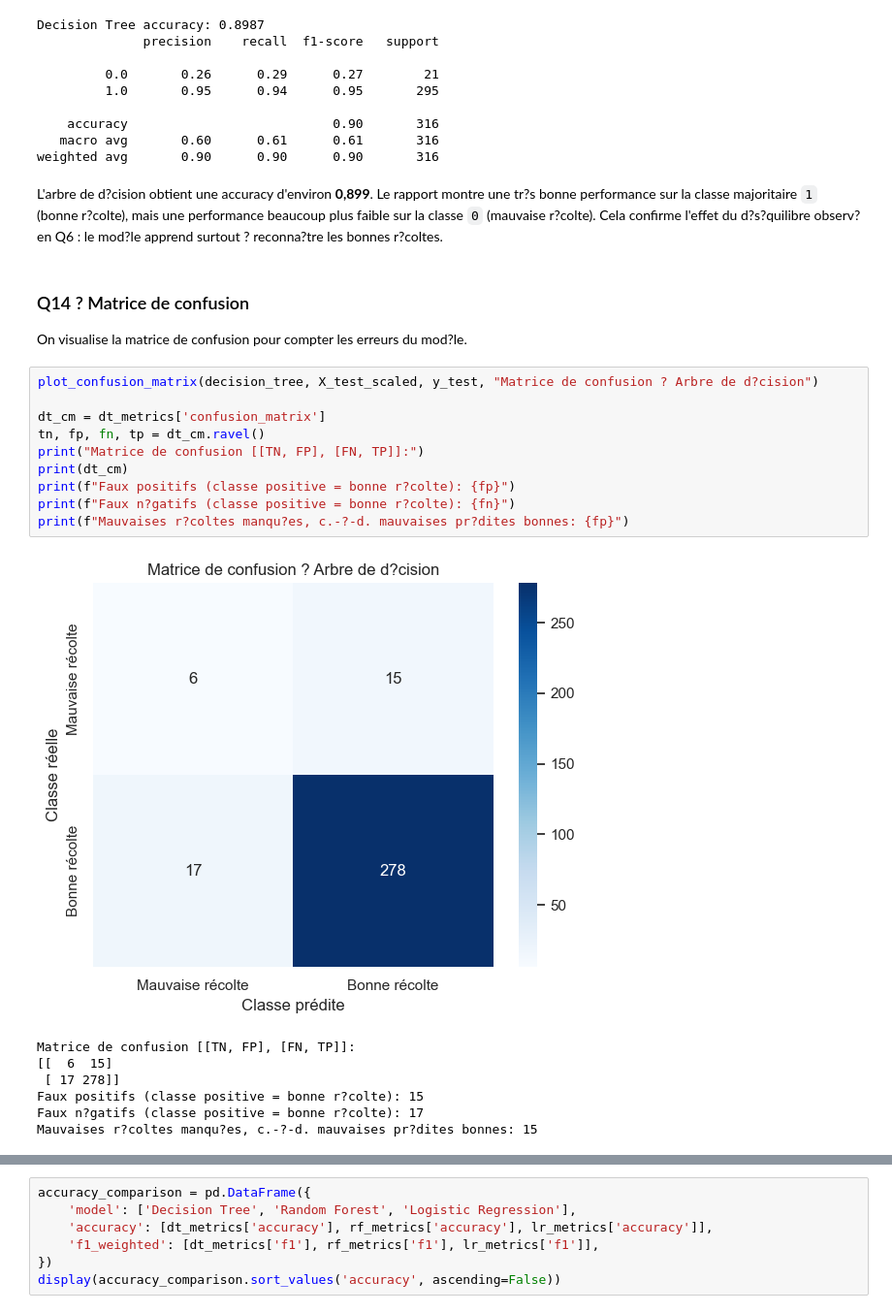
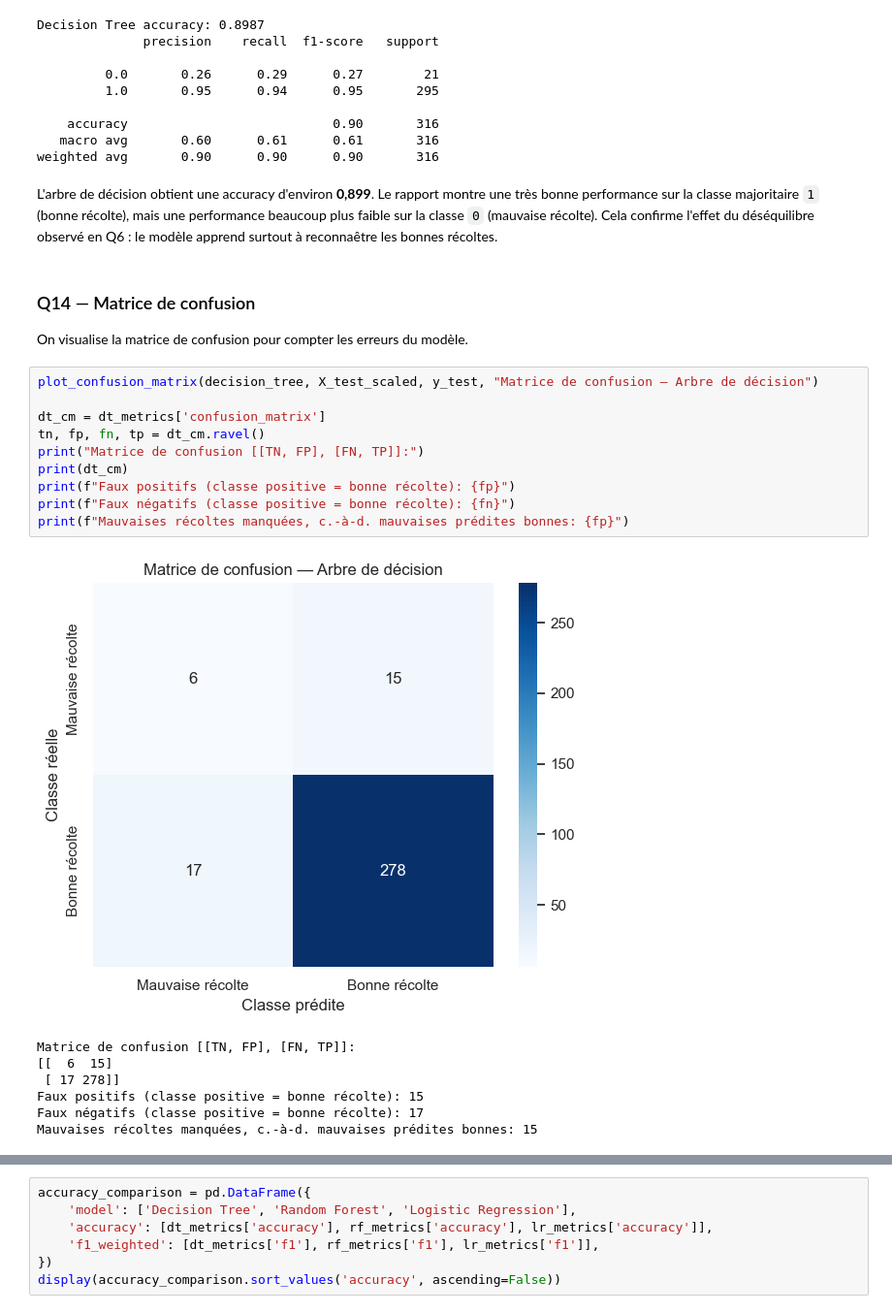
Before and after one commit to miguelandy875/agri-burundi-ml, a Jupyter notebook: notebooks/TP_Agriculture.ipynb, the cells around one changed output, grey strips where cells are left out. Shown at 97% size. Drawn from its saved outputs; the diff is of its cells as text.

```diff
--- a/notebooks/TP_Agriculture.ipynb
+++ b/notebooks/TP_Agriculture.ipynb
@@ -542,27 +542,27 @@ Decision Tree accuracy: 0.8987
    macro avg       0.60      0.61      0.61       316
 weighted avg       0.90      0.90      0.90       316
 # %% [markdown]
-L'arbre de d?cision obtient une accuracy d'environ **0,899**. Le rapport montre une tr?s bonne performance sur la classe majoritaire `1` (bonne r?colte), mais une performance beaucoup plus faible sur la classe `0` (mauvaise r?colte). Cela confirme l'effet du d?s?quilibre observ? en Q6 : le mod?le apprend surtout ? reconna?tre les bonnes r?coltes.
+L'arbre de décision obtient une accuracy d'environ **0,899**. Le rapport montre une très bonne performance sur la classe majoritaire `1` (bonne récolte), mais une performance beaucoup plus faible sur la classe `0` (mauvaise récolte). Cela confirme l'effet du déséquilibre observé en Q6 : le modèle apprend surtout à reconnaêtre les bonnes récoltes.
 # %% [markdown]
-### Q14 ? Matrice de confusion
+### Q14 — Matrice de confusion
 
-On visualise la matrice de confusion pour compter les erreurs du mod?le.
+On visualise la matrice de confusion pour compter les erreurs du modèle.
 # %%
-plot_confusion_matrix(decision_tree, X_test_scaled, y_test, "Matrice de confusion ? Arbre de d?cision")
+plot_confusion_matrix(decision_tree, X_test_scaled, y_test, "Matrice de confusion — Arbre de décision")
 
 dt_cm = dt_metrics['confusion_matrix']
 tn, fp, fn, tp = dt_cm.ravel()
 print("Matrice de confusion [[TN, FP], [FN, TP]]:")
 print(dt_cm)
-print(f"Faux positifs (classe positive = bonne r?colte): {fp}")
-print(f"Faux n?gatifs (classe positive = bonne r?colte): {fn}")
-print(f"Mauvaises r?coltes manqu?es, c.-?-d. mauvaises pr?dites bonnes: {fp}")
+print(f"Faux positifs (classe positive = bonne récolte): {fp}")
+print(f"Faux négatifs (classe positive = bonne récolte): {fn}")
+print(f"Mauvaises récoltes manquées, c.-à-d. mauvaises prédites bonnes: {fp}")
 # %% [output]
-[figure, old version]
+[figure, new version]
 Matrice de confusion [[TN, FP], [FN, TP]]:
 [[  6  15]
  [ 17 278]]
-Faux positifs (classe positive = bonne r?colte): 15
-Faux n?gatifs (classe positive = bonne r?colte): 17
-Mauvaises r?coltes manqu?es, c.-?-d. mauvaises pr?dites bonnes: 15
+Faux positifs (classe positive = bonne récolte): 15
+Faux négatifs (classe positive = bonne récolte): 17
+Mauvaises récoltes manquées, c.-à-d. mauvaises prédites bonnes: 15
 # %% [markdown]
```
Also changed, not shown: parts of 92 cells of this notebook.
